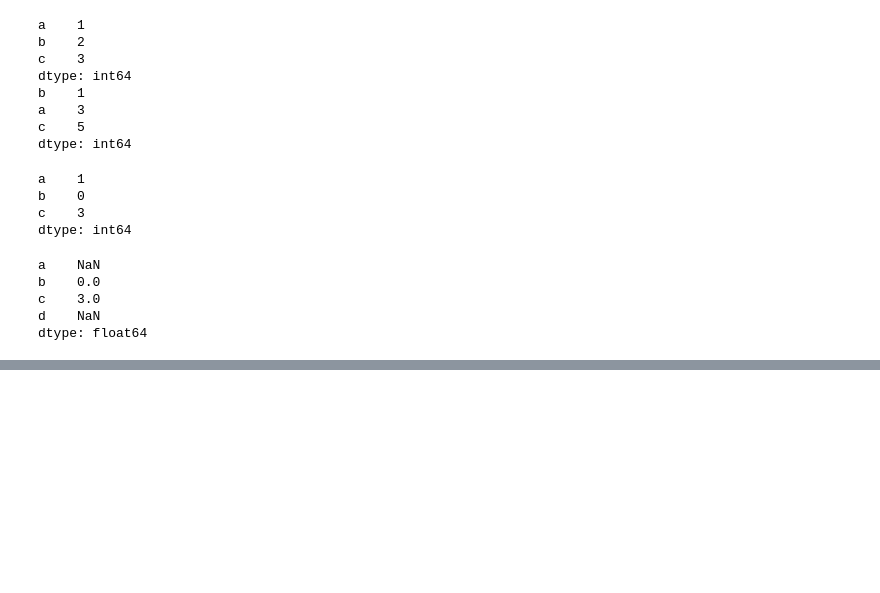
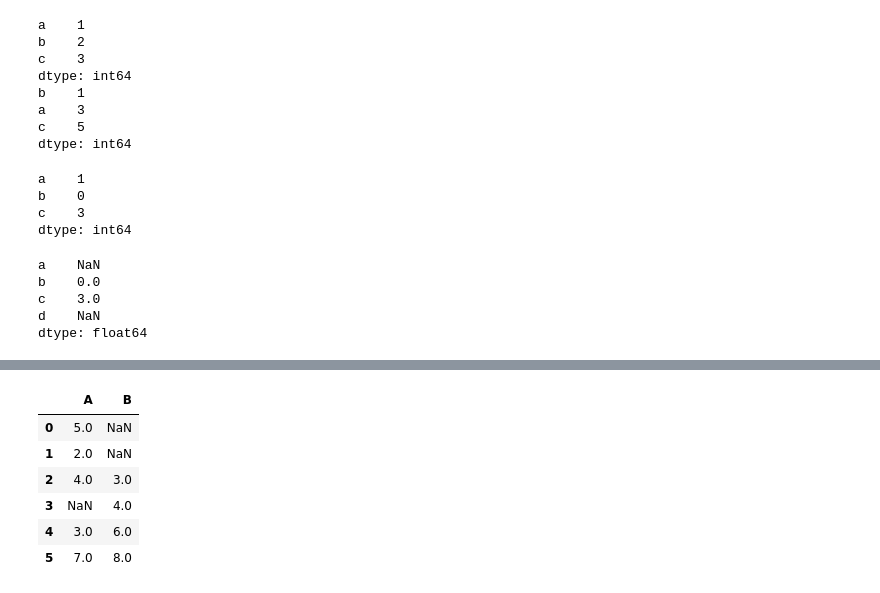
Before and after one commit to navyaanejathegreat/py_libraries, a Jupyter notebook: pandas.ipynb, the cells around one changed output, grey strips where cells are left out. Cells and saved outputs as stored; diff of their text form; code cells hidden in the pictures; blank space fills up the shorter version.

```diff
--- a/pandas.ipynb
+++ b/pandas.ipynb
@@ -391,0 +503,11 @@ dtype: float64
+# %%
+df1 = pd.DataFrame(
+    {"A": [1.0, np.nan, 3.0, 5.0, np.nan], "B": [np.nan, 2.0, 3.0, np.nan, 6.0]}
+)
+df2 = pd.DataFrame(
+    {
+        "A": [5.0, 2.0, 4.0, np.nan, 3.0, 7.0],
+        "B": [np.nan, np.nan, 3.0, 4.0, 6.0, 8.0],
+    }
+)
+df1
@@ -391,0 +521,10 @@ dtype: float64
+# %%
+df2
+# %% [output]
+|  | A | B |
+| 0 | 5.0 | NaN |
+| 1 | 2.0 | NaN |
+| 2 | 4.0 | 3.0 |
+| 3 | NaN | 4.0 |
+| 4 | 3.0 | 6.0 |
+| 5 | 7.0 | 8.0 |
```
Also changed, not shown: parts of 16 cells of this notebook.
